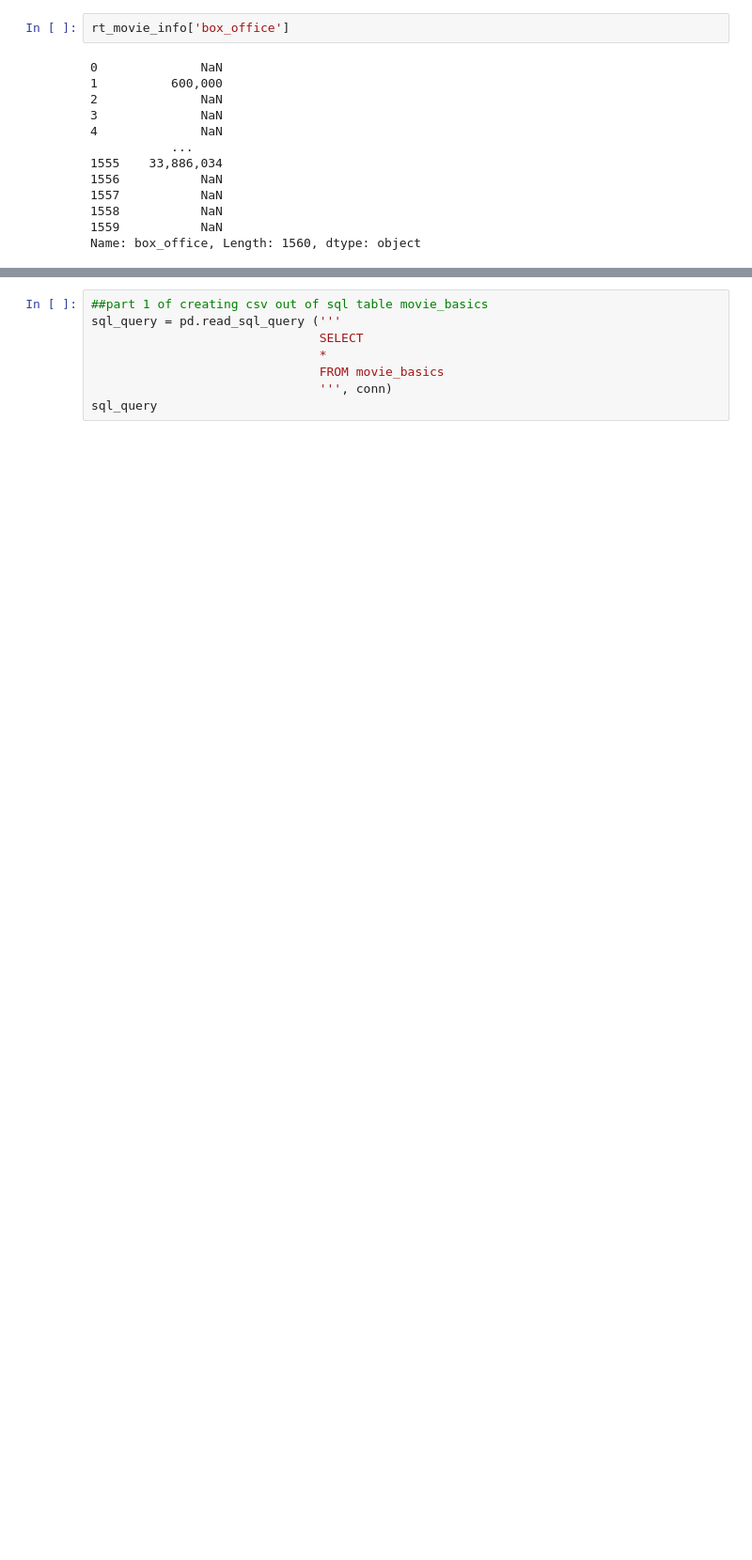
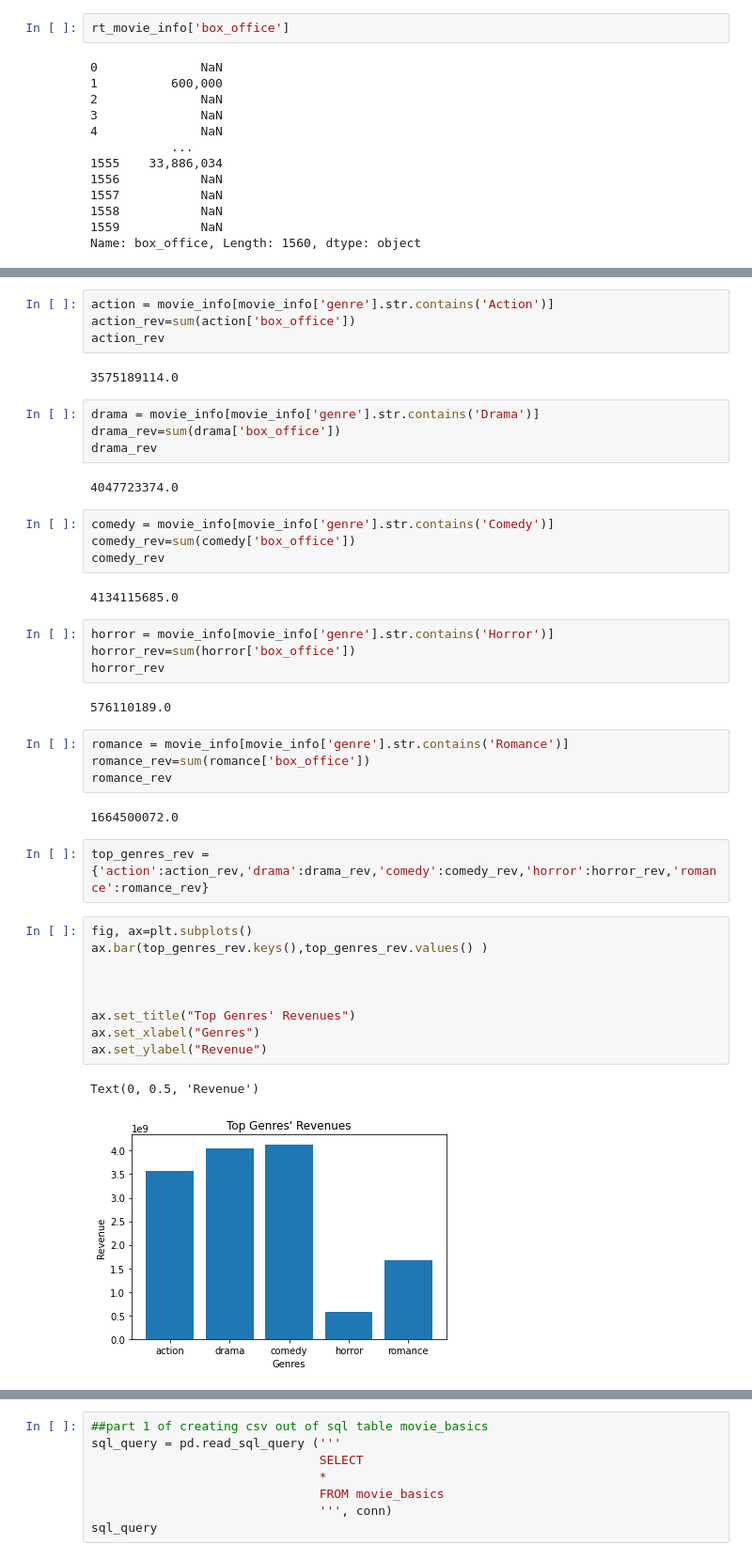
Before and after one commit to jumholtz/AIOverlordSupporters, a Jupyter notebook: student.ipynb, the cells around one changed output, grey strips where cells are left out. Shown: that part at 94% size. Cells and saved outputs as stored; diff of their text form; blank space fills up the shorter version.

```diff
--- a/student.ipynb
+++ b/student.ipynb
@@ -54,0 +118,44 @@ Name: box_office, Length: 1560, dtype: object
+# %%
+action = movie_info[movie_info['genre'].str.contains('Action')]
+action_rev=sum(action['box_office'])
+action_rev
+# %% [output]
+3575189114.0
+# %%
+drama = movie_info[movie_info['genre'].str.contains('Drama')]
+drama_rev=sum(drama['box_office'])
+drama_rev
+# %% [output]
+4047723374.0
+# %%
+comedy = movie_info[movie_info['genre'].str.contains('Comedy')]
+comedy_rev=sum(comedy['box_office'])
+comedy_rev
+# %% [output]
+4134115685.0
+# %%
+horror = movie_info[movie_info['genre'].str.contains('Horror')]
+horror_rev=sum(horror['box_office'])
+horror_rev
+# %% [output]
+576110189.0
+# %%
+romance = movie_info[movie_info['genre'].str.contains('Romance')]
+romance_rev=sum(romance['box_office'])
+romance_rev
+# %% [output]
+1664500072.0
+# %%
+top_genres_rev = {'action':action_rev,'drama':drama_rev,'comedy':comedy_rev,'horror':horror_rev,'romance':romance_rev}
+# %%
+fig, ax=plt.subplots()
+ax.bar(top_genres_rev.keys(),top_genres_rev.values() )
+
+
+
+ax.set_title("Top Genres' Revenues")
+ax.set_xlabel("Genres")
+ax.set_ylabel("Revenue")
+# %% [output]
+Text(0, 0.5, 'Revenue')
+[figure, added]
```
Also changed, not shown: parts of 16 cells of this notebook.
